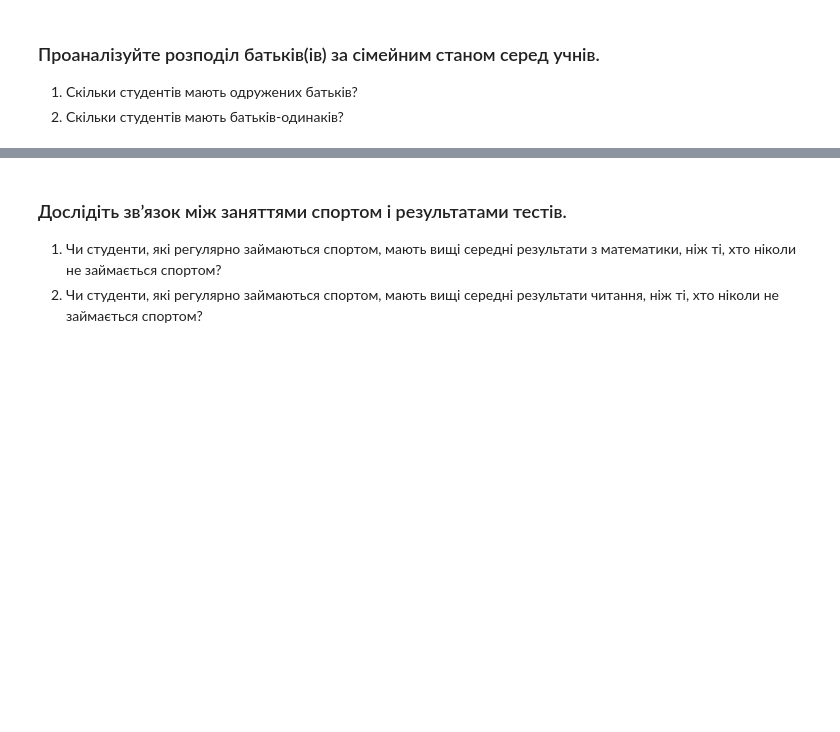
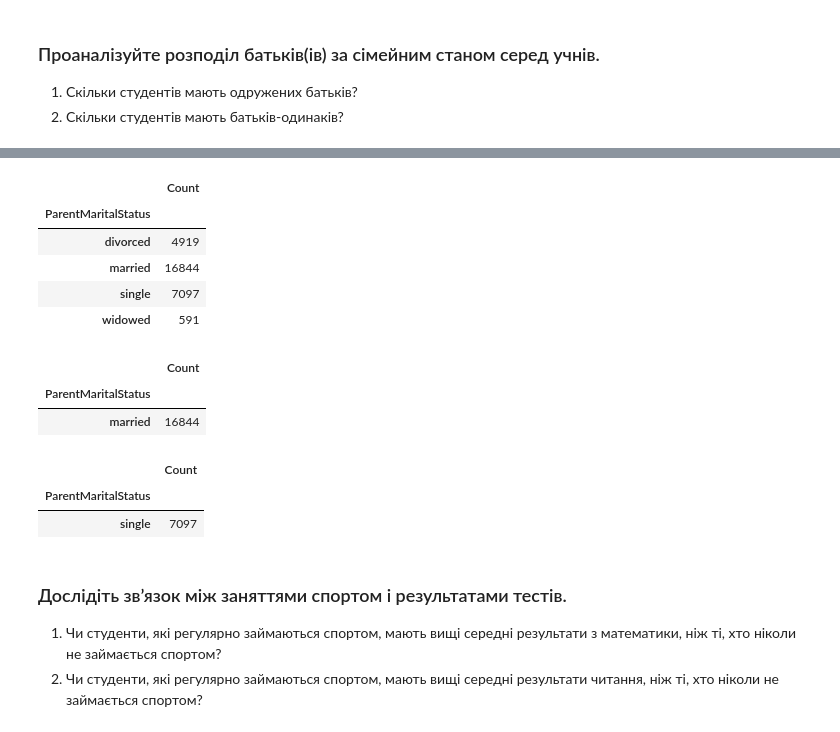
Before and after one commit to Gestya/exam, a Jupyter notebook: exam.ipynb, the cells around one changed output, grey strips where cells are left out. Cells and saved outputs as stored; diff of their text form; code cells hidden in the pictures; blank space fills up the shorter version.

```diff
--- a/exam.ipynb
+++ b/exam.ipynb
@@ -147,3 +115,26 @@ pd.DataFrame(dct, index=['Married', 'Single'])
+# %%
+pd.set_option('display.precision', 2)
+ParentMaritalStatus_df = students[['ParentMaritalStatus', 'Unnamed: 0']].groupby('ParentMaritalStatus').count()
+ParentMaritalStatus_df.rename(columns={'Unnamed: 0': 'Count'})
+# %% [output]
+|  | Count |
+| ParentMaritalStatus |  |
+| divorced | 4919 |
+| married | 16844 |
+| single | 7097 |
+| widowed | 591 |
+# %%
+ParentMaritalStatus_df[ParentMaritalStatus_df.index == 'married'].rename(columns={'Unnamed: 0': 'Count'})
+# %% [output]
+|  | Count |
+| ParentMaritalStatus |  |
+| married | 16844 |
+# %%
+ParentMaritalStatus_df[ParentMaritalStatus_df.index == 'single'].rename(columns={'Unnamed: 0': 'Count'})
+# %% [output]
+|  | Count |
+| ParentMaritalStatus |  |
+| single | 7097 |
 # %% [markdown]
 ### Дослідіть зв’язок між заняттями спортом і результатами тестів.
 1. Чи студенти, які регулярно займаються спортом, мають вищі середні результати з математики, ніж ті, хто ніколи не       займається спортом?
```
Also changed, not shown: parts of 24 cells of this notebook.
